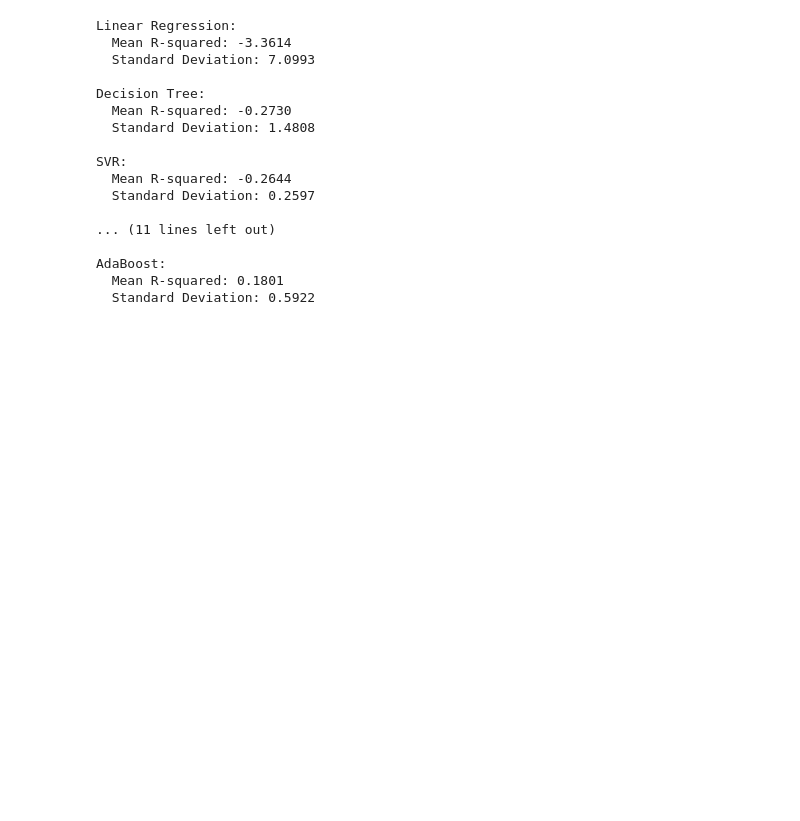
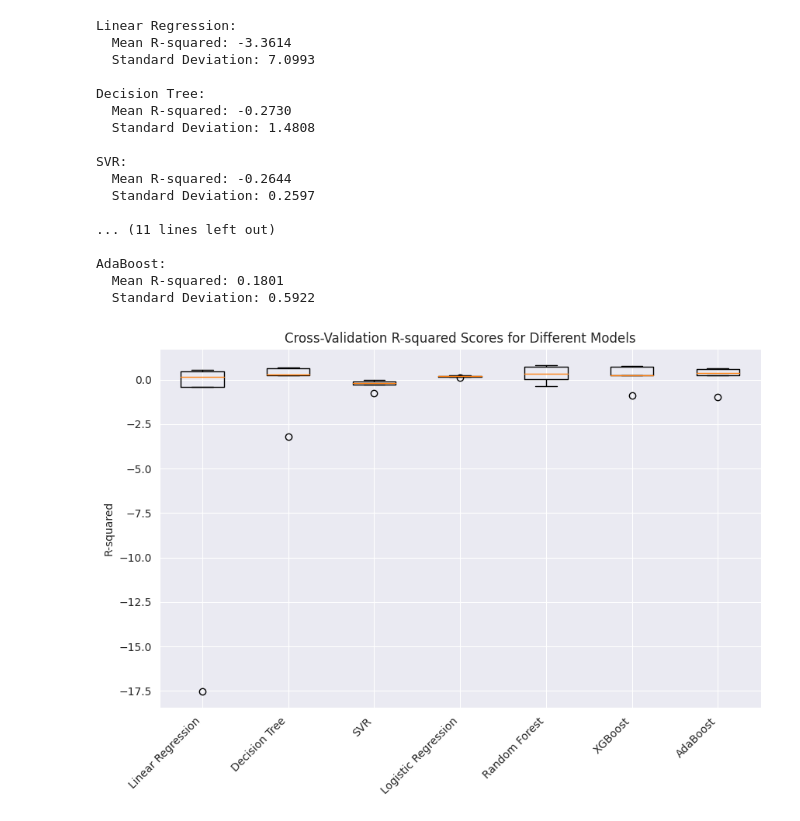
Before and after one commit to Deb052024/Machine-Prediction, a Jupyter notebook: Mobile_Handset_Price.ipynb, the cells around one changed output. Saved outputs shown, nothing was run; the diff lists cells and outputs as text; code cells hidden in the pictures; blank space fills up the shorter version.

```diff
--- a/Mobile_Handset_Price.ipynb
+++ b/Mobile_Handset_Price.ipynb
@@ -266,0 +368,21 @@ dtype: float64
+# %%
+# prompt: find the features of under each model  with highest price, their features and their count
+
+# Group by 'Model' and find the maximum price for each model
+highest_price_by_model = df_final.groupby('Model')['Price'].max()
+
+# Iterate through each model and find the corresponding features and their counts
+for model, highest_price in highest_price_by_model.items():
+  # Get the rows with the current model and the highest price
+  rows_with_highest_price = df_final[(df_final['Model'] == model) & (df_final['Price'] == highest_price)]
+
+  print(f"\nModel: {model}, Highest Price: {highest_price}")
+
+  # Iterate through features and display their values and counts
+  for column in df_final.columns:
+      if column != 'Model' and column != 'Price':
+          feature_counts = rows_with_highest_price[column].value_counts()
+          if not feature_counts.empty:
+              print(f"  {column}:")
+              for feature, count in feature_counts.items():
+                  print(f"    {feature}: {count}")
@@ -999,3 +1136,19 @@ SVR:
 AdaBoost:
   Mean R-squared: 0.1801
   Standard Deviation: 0.5922
+# %%
+# prompt: k cross validation of models in plots
+
+import matplotlib.pyplot as plt
+
+# Assuming you have the cv_scores dictionary from the previous code
+
+# Create a box plot to visualize the cross-validation scores
+plt.figure(figsize=(10, 6))
+plt.boxplot([scores for scores in cv_scores.values()], labels=cv_scores.keys())
+plt.title('Cross-Validation R-squared Scores for Different Models')
+plt.ylabel('R-squared')
+plt.xticks(rotation=45, ha='right')
+plt.show()
+# %% [output]
+[figure, added]
```
Also changed, not shown: parts of 9 cells of this notebook.
